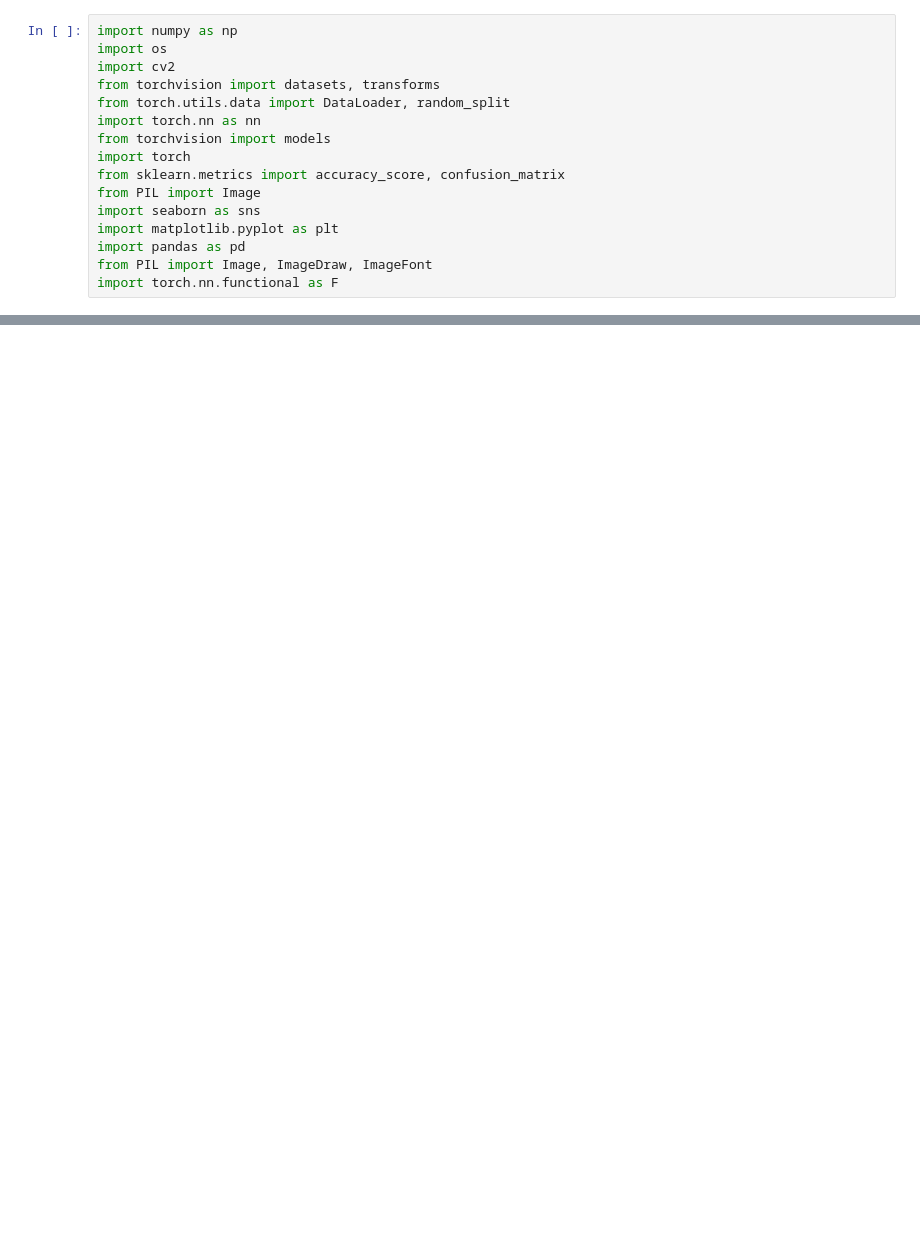
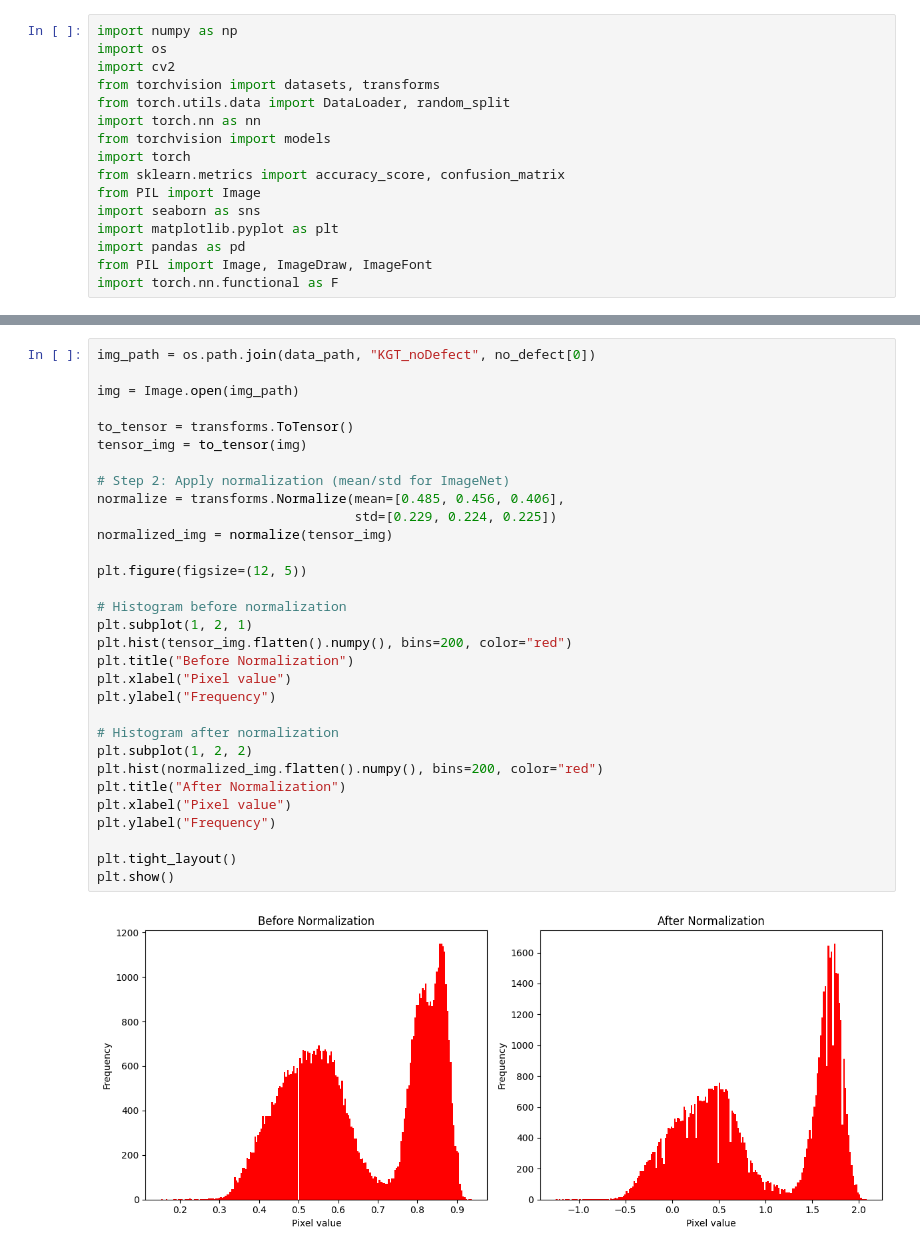
Before and after one commit to janikWa/Pitting_Detection, a Jupyter notebook: scripts/notebook.ipynb, the cells around one changed output, grey strips where cells are left out. Cells and saved outputs as stored; diff of their text form; blank space fills up the shorter version.

```diff
--- a/scripts/notebook.ipynb
+++ b/scripts/notebook.ipynb
@@ -413,0 +62,33 @@ Accuracy of 0.99 might indicate overfitting.
+# %%
+img_path = os.path.join(data_path, "KGT_noDefect", no_defect[0])
+
+img = Image.open(img_path)
+
+to_tensor = transforms.ToTensor()
+tensor_img = to_tensor(img)
+
+# Step 2: Apply normalization (mean/std for ImageNet)
+normalize = transforms.Normalize(mean=[0.485, 0.456, 0.406],
+                                 std=[0.229, 0.224, 0.225])
+normalized_img = normalize(tensor_img)
+
+plt.figure(figsize=(12, 5))
+
+# Histogram before normalization
+plt.subplot(1, 2, 1)
+plt.hist(tensor_img.flatten().numpy(), bins=200, color="red")
+plt.title("Before Normalization")
+plt.xlabel("Pixel value")
+plt.ylabel("Frequency")
+
+# Histogram after normalization
+plt.subplot(1, 2, 2)
+plt.hist(normalized_img.flatten().numpy(), bins=200, color="red")
+plt.title("After Normalization")
+plt.xlabel("Pixel value")
+plt.ylabel("Frequency")
+
+plt.tight_layout()
+plt.show()
+# %% [output]
+[figure, added]
```
Also changed, not shown: parts of 21 cells of this notebook, 1 other file.
